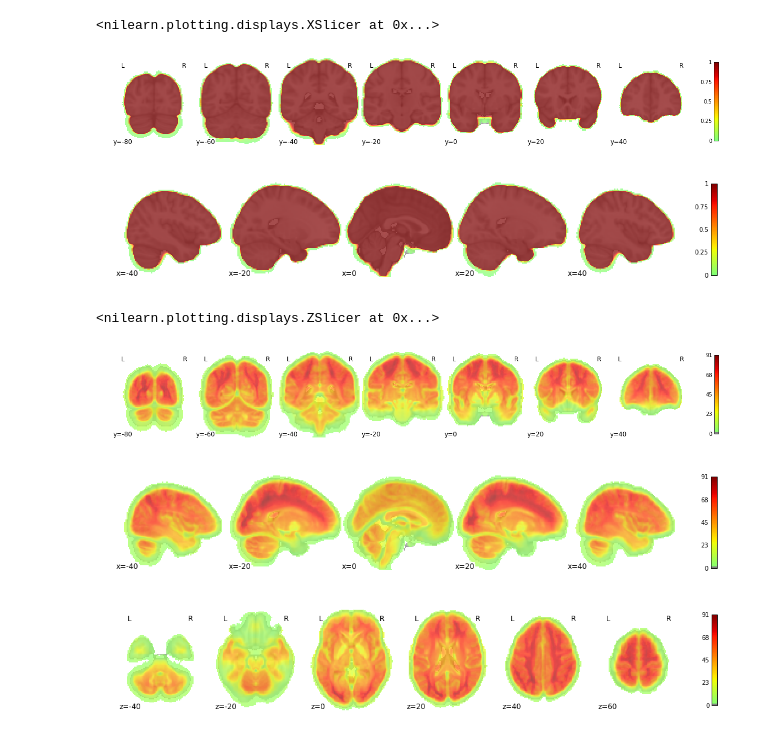
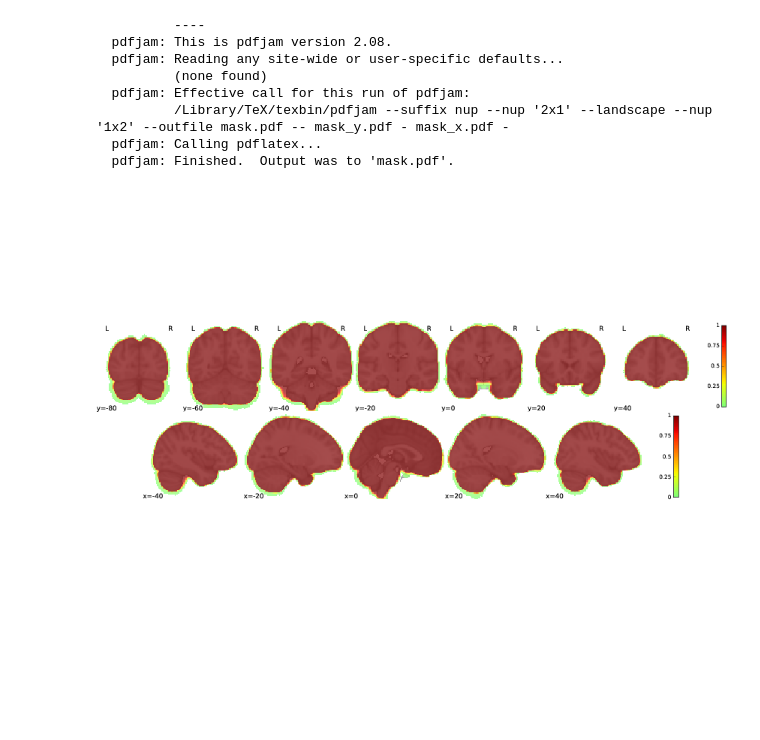
Before and after one commit to NeuroanatomyAndConnectivity/opendata, a Jupyter notebook: scripts/figures/Figures_brains.ipynb, the cells around one changed output. Saved outputs shown, nothing was run; the diff lists cells and outputs as text; code cells hidden in the pictures; blank space fills up the shorter version.

```diff
--- a/scripts/figures/Figures_brains.ipynb
+++ b/scripts/figures/Figures_brains.ipynb
@@ -18,16 +18,12 @@ masked_nifti = unmask(masked_data, mask_img, order='F')
 
 plotting.plot_stat_map(masked_nifti, bg_img = mniT1,
                        cut_coords=range(-80,60,20), draw_cross=False, vmax=np.max(masked_data), threshold=np.min(masked_data),
-                       black_bg=False, cmap='jet', alpha=0.7, display_mode='y')
+                       black_bg=False, cmap='jet', alpha=0.7, display_mode='y', output_file="mask_y.pdf")
                        #output_file="sig_left.pdf")
 
 plotting.plot_stat_map(masked_nifti, bg_img = mniT1,
                        cut_coords=range(-40,41,20), draw_cross=False, vmax=np.max(masked_data), threshold=np.min(masked_data),
-                       black_bg=False, cmap='jet', alpha=0.7, display_mode='x')
+                       black_bg=False, cmap='jet', alpha=0.7, display_mode='x', output_file="mask_x.pdf")
-# %% [output]
-<nilearn.plotting.displays.XSlicer at 0x...>
-[figure, removed]
-[figure, removed]
 # %%
 # TSNR
 
@@ -36,18 +32,13 @@ masked_nifti = unmask(masked_data, mask_img, order='F')
 
 plotting.plot_stat_map(masked_nifti, bg_img = mniT1,
                        cut_coords=range(-80,60,20), draw_cross=False, vmax=np.max(masked_data), threshold=np.min(masked_data),
-                       black_bg=False, cmap='jet', alpha=0.7, display_mode='y')
-                       #output_file="sig_left.pdf")
+                       black_bg=False, cmap='jet', alpha=0.7, display_mode='y', output_file="tsnr_y.pdf")
+
 
 plotting.plot_stat_map(masked_nifti, bg_img = mniT1,
                        cut_coords=range(-40,41,20), draw_cross=False, vmax=np.max(masked_data), threshold=np.min(masked_data),
-                       black_bg=False, cmap='jet', alpha=0.7, display_mode='x')
+                       black_bg=False, cmap='jet', alpha=0.7, display_mode='x', output_file="tsnr_x.pdf")
 
 plotting.plot_stat_map(masked_nifti, bg_img = mniT1,
                        cut_coords=range(-40,61,20), draw_cross=False, vmax=np.max(masked_data), threshold=np.min(masked_data),
-                       black_bg=False, cmap='jet', alpha=0.7, display_mode='z')
+                       black_bg=False, cmap='jet', alpha=0.7, display_mode='z', output_file="tsnr_z.pdf")
-# %% [output]
-<nilearn.plotting.displays.ZSlicer at 0x...>
-[figure, removed]
-[figure, removed]
-[figure, removed]
@@ -53,0 +48,13 @@ plotting.plot_stat_map(masked_nifti, bg_img = mniT1,
+# %%
+!pdfnup mask_y.pdf mask_x.pdf --nup 1x2 --outfile mask.pdf
+WImage(filename='mask.pdf')
+# %% [output]
+          ----
+  pdfjam: This is pdfjam version 2.08.
+  pdfjam: Reading any site-wide or user-specific defaults...
+          (none found)
+  pdfjam: Effective call for this run of pdfjam:
+          /Library/TeX/texbin/pdfjam --suffix nup --nup '2x1' --landscape --nup '1x2' --outfile mask.pdf -- mask_y.pdf - mask_x.pdf -
+  pdfjam: Calling pdflatex...
+  pdfjam: Finished.  Output was to 'mask.pdf'.
+[figure, added]
```
Also changed, not shown: parts of 2 cells of this notebook, 7 other files.
